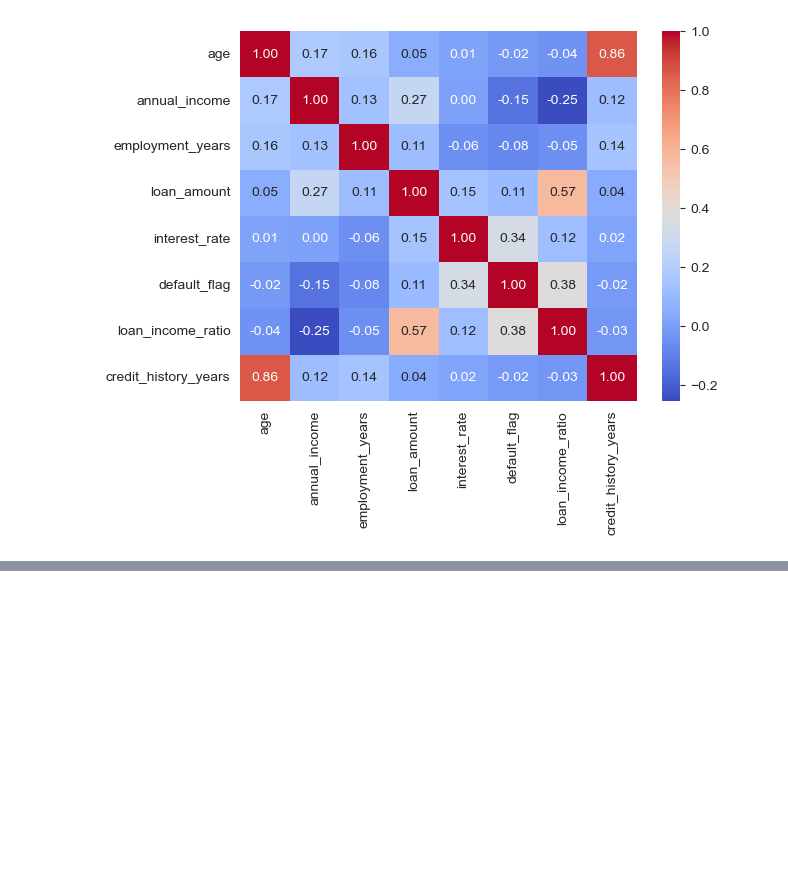
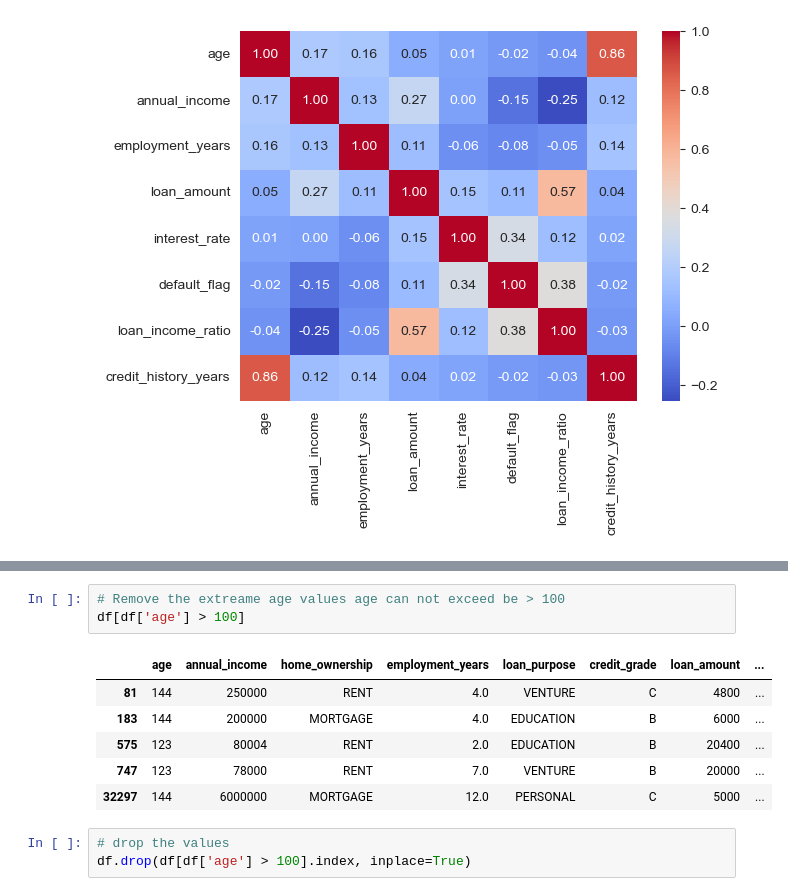
Before and after one commit to manish-singh-deswal/credit-risk-application-scorecard, a Jupyter notebook: 02_notebooks/eda.ipynb, the cells around one changed output, grey strips where cells are left out. Saved outputs shown, nothing was run; the diff lists cells and outputs as text; blank space fills up the shorter version.

```diff
--- a/02_notebooks/eda.ipynb
+++ b/02_notebooks/eda.ipynb
@@ -363,0 +374,13 @@ plt.show()
+# %%
+# Remove the extreame age values age can not exceed be > 100
+df[df['age'] > 100]
+# %% [output]
+|  | age | annual_income | home_ownership | employment_years | loan_purpose | credit_grade | loan_amount | ... |
+| 81 | 144 | 250000 | RENT | 4.0 | VENTURE | C | 4800 | ... |
+| 183 | 144 | 200000 | MORTGAGE | 4.0 | EDUCATION | B | 6000 | ... |
+| 575 | 123 | 80004 | RENT | 2.0 | EDUCATION | B | 20400 | ... |
+| 747 | 123 | 78000 | RENT | 7.0 | VENTURE | B | 20000 | ... |
+| 32297 | 144 | 6000000 | MORTGAGE | 12.0 | PERSONAL | C | 5000 | ... |
+# %%
+# drop the values
+df.drop(df[df['age'] > 100].index, inplace=True)
```
Also changed, not shown: parts of 7 cells of this notebook.
